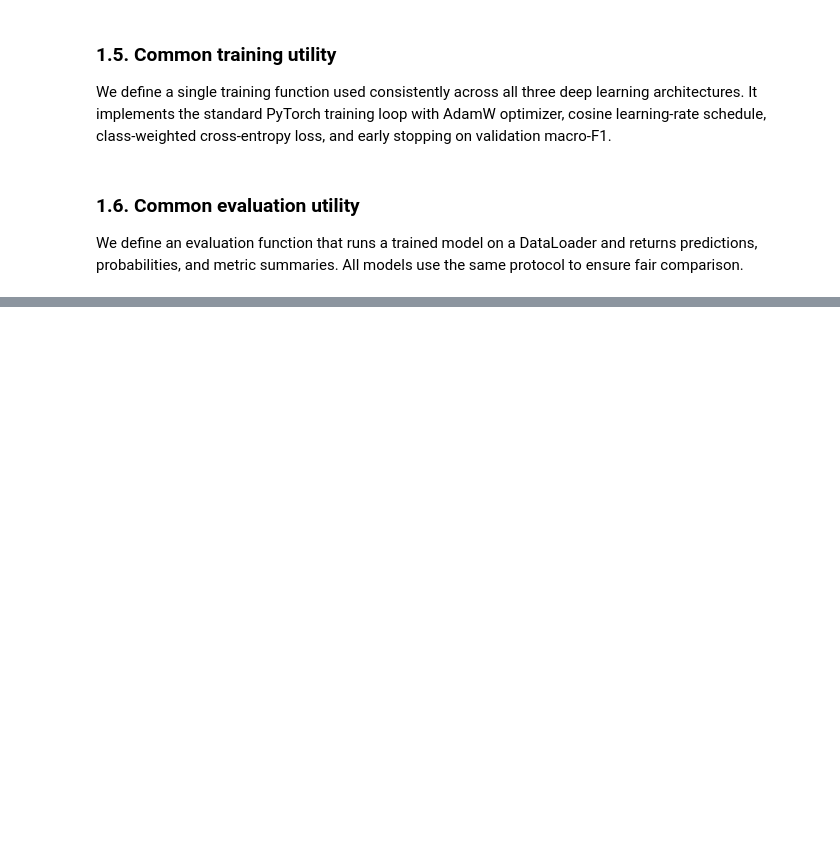
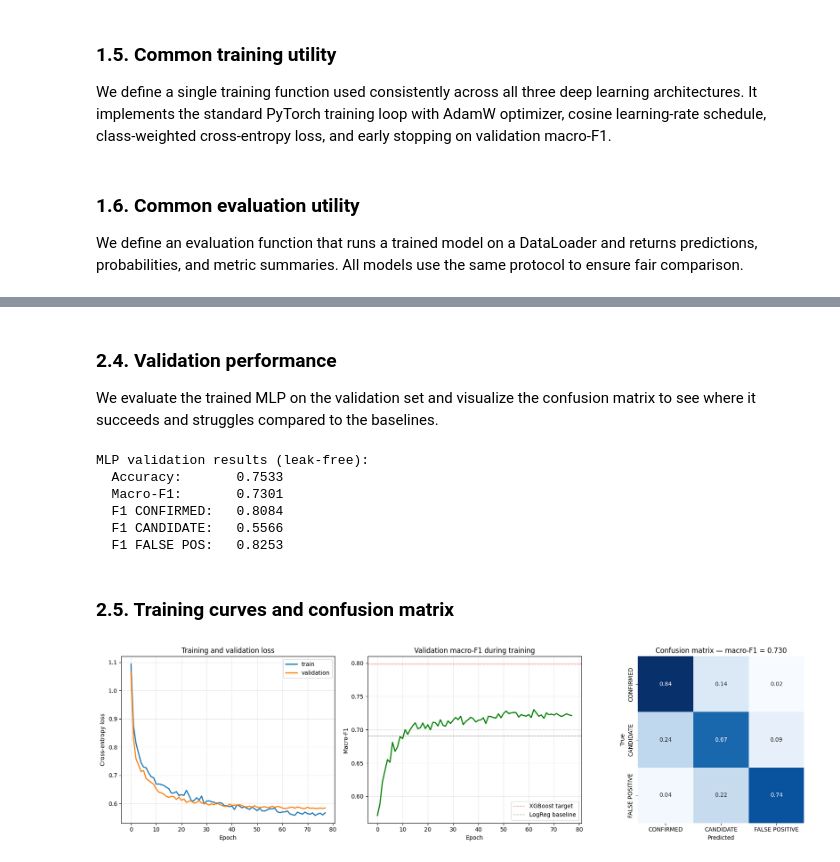
Before and after one commit to AhmedInv40/kepler-exoplanet-dl, a Jupyter notebook: notebooks/03_deep_learning.ipynb, the cells around one changed output, grey strips where cells are left out. Saved outputs shown, nothing was run; the diff lists cells and outputs as text; code cells hidden in the pictures; blank space fills up the shorter version.

```diff
--- a/notebooks/03_deep_learning.ipynb
+++ b/notebooks/03_deep_learning.ipynb
@@ -320,0 +420,11 @@ def evaluate_model(
+# %%
+torch.manual_seed(RANDOM_SEED)
+
+mlp = MLP(in_features=len(features_c))
+
+mlp_trained, mlp_history = train_model(
+    model=mlp,
+    train_loader=train_loader,
+    val_loader=val_loader,
+    class_weights=class_weights,
+)
@@ -320,0 +449,63 @@ def evaluate_model(
+# %% [markdown]
+### 2.4. Validation performance
+
+We evaluate the trained MLP on the validation set and visualize the confusion matrix to see where it succeeds and struggles compared to the baselines.
+# %%
+mlp_val = evaluate_model(mlp_trained, val_loader)
+
+print(f"MLP validation results (leak-free):")
+print(f"  Accuracy:       {mlp_val['accuracy']:.4f}")
+print(f"  Macro-F1:       {mlp_val['macro_f1']:.4f}")
+print(f"  F1 CONFIRMED:   {mlp_val['f1_confirmed']:.4f}")
+print(f"  F1 CANDIDATE:   {mlp_val['f1_candidate']:.4f}")
+print(f"  F1 FALSE POS:   {mlp_val['f1_false_pos']:.4f}")
+# %% [output]
+MLP validation results (leak-free):
+  Accuracy:       0.7533
+  Macro-F1:       0.7301
+  F1 CONFIRMED:   0.8084
+  F1 CANDIDATE:   0.5566
+  F1 FALSE POS:   0.8253
+# %% [markdown]
+### 2.5. Training curves and confusion matrix
+# %%
+fig, axes = plt.subplots(1, 3, figsize=(18, 5))
+
+axes[0].plot(mlp_history["train_loss"], label="train", linewidth=2)
+axes[0].plot(mlp_history["val_loss"], label="validation", linewidth=2)
+axes[0].set_xlabel("Epoch")
+axes[0].set_ylabel("Cross-entropy loss")
+axes[0].set_title("Training and validation loss")
+axes[0].legend()
+axes[0].grid(alpha=0.3)
+
+axes[1].plot(mlp_history["val_macro_f1"], color="green", linewidth=2)
+axes[1].axhline(y=0.7987, color="red", linestyle="--", linewidth=1, alpha=0.6, label="XGBoost target")
+axes[1].axhline(y=0.6908, color="gray", linestyle="--", linewidth=1, alpha=0.6, label="LogReg baseline")
+axes[1].set_xlabel("Epoch")
+axes[1].set_ylabel("Macro-F1")
+axes[1].set_title("Validation macro-F1 during training")
+axes[1].legend(loc="lower right")
+axes[1].grid(alpha=0.3)
+
+cm = mlp_val["confusion_matrix"]
+cm_normalized = cm.astype(float) / cm.sum(axis=1, keepdims=True)
+sns.heatmap(
+    cm_normalized,
+    annot=True,
+    fmt=".2f",
+    cmap="Blues",
+    xticklabels=class_order,
+    yticklabels=class_order,
+    ax=axes[2],
+    cbar=False,
+    square=True,
+)
+axes[2].set_xlabel("Predicted")
+axes[2].set_ylabel("True")
+axes[2].set_title(f"Confusion matrix — macro-F1 = {mlp_val['macro_f1']:.3f}")
+
+plt.tight_layout()
+plt.show()
+# %% [output]
+[figure, added]
```
Also changed, not shown: parts of 8 cells of this notebook.
